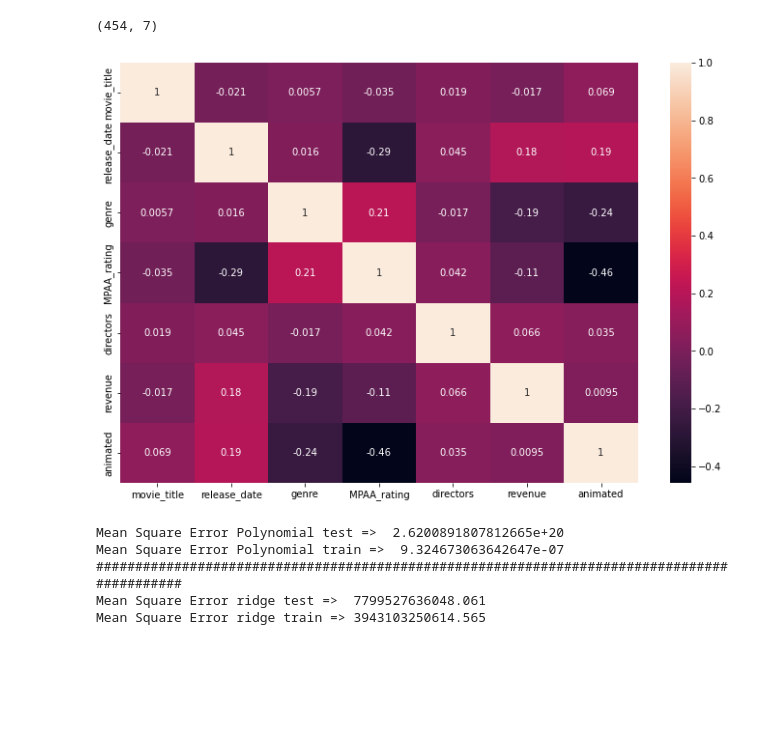
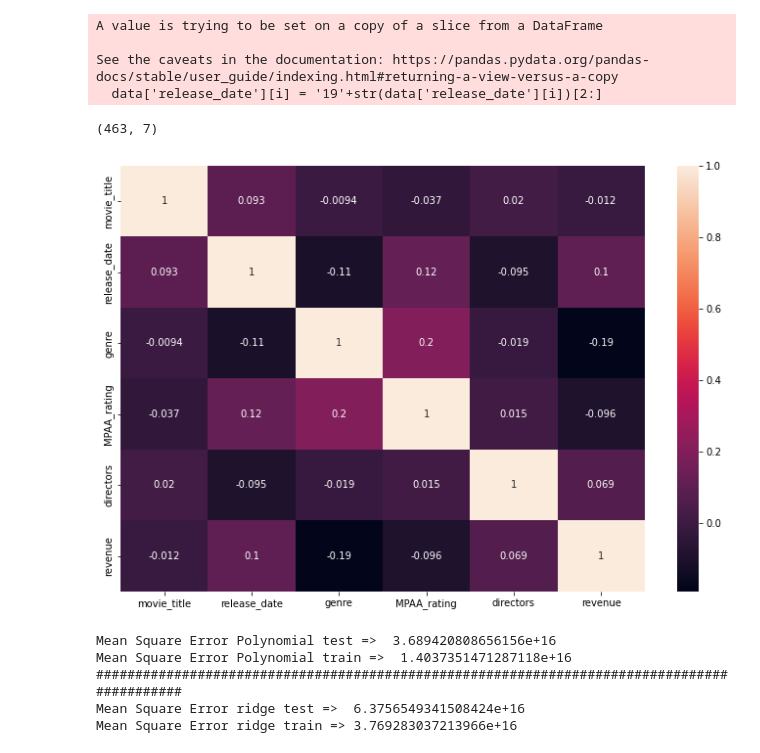
Before and after one commit to adhamali450/movie_revenue_prediction, a Jupyter notebook: trial.ipynb, the cells around one changed output. Cells and saved outputs as stored; diff of their text form; code cells hidden in the pictures; blank space fills up the shorter version.

```diff
--- a/trial.ipynb
+++ b/trial.ipynb
@@ -24,10 +24,16 @@ data = pd.read_csv('datasets/[MERGED-COMPLETE]movies_revenue.csv')
 
 #data cleaning
 data.dropna(how='any',inplace=True)
-data.drop(data.index[data['directors'] == 'Unknown'],inplace=True)
+# data.drop(data.index[data['directors'] == 'Unknown'],inplace=True)
 data['revenue'] = data['revenue'].str[1:].str.replace(',','').astype("float32").astype("int32")
+
 data['release_date'] = pd.to_datetime(data['release_date'])
-data['release_date'] = data['release_date'].view('int64')
+data['release_date'] = data['release_date'].astype(str).str[0:4].astype("int32")
+
+for i in range(0,data['release_date'].size):
+    if data['release_date'][i] > 2022 :
+        data['release_date'][i] = '19'+str(data['release_date'][i])[2:]
+
 print(data.shape)
 cols=('movie_title','genre','MPAA_rating','directors', 'animated')
 data = Feature_Encoder(data,cols)
@@ -41,7 +47,7 @@ movie_data = data.iloc[:,:]
 corr = movie_data.corr()
 
 
-top_feature = corr.index[abs(corr['revenue']) > 0.001]
+top_feature = corr.index[abs(corr['revenue']) > 0.009]
 # Correlation plot
 plt.subplots(figsize=(12, 8))
 top_corr = movie_data[top_feature].corr()
@@ -50,45 +56,50 @@ plt.show()
 top_feature = top_feature.delete(-1)
 X = X[top_feature]
 
+
 #feature scaling
 scaler = StandardScaler()
 X = scaler.fit_transform(X)
 
 
 X_train, X_test, y_train, y_test = train_test_split(X, Y, test_size = 0.20,shuffle=True,random_state=10)
 
-poly_features = PolynomialFeatures(degree=6)
+poly_features = PolynomialFeatures(degree=3)
 
 # transforms the existing features to higher degree features.
 X_train_poly = poly_features.fit_transform(X_train)
 
 # fit the transformed features to Linear Regression
 poly_model = linear_model.LinearRegression()
 poly_model.fit(X_train_poly, y_train)
 
 # predicting on test data-set
 prediction = poly_model.predict(poly_features.fit_transform(X_test))
 prediction2 = poly_model.predict(poly_features.fit_transform(X_train))
 
 print('Mean Square Error Polynomial test => ', metrics.mean_squared_error(y_test, prediction))
 print('Mean Square Error Polynomial train => ', metrics.mean_squared_error(y_train, prediction2))
 print("############################################################################################")
 
 
 rdg = Ridge(alpha = 0.01 , normalize = True)
 rdg.fit(X, Y)
 prediction3 = rdg.predict(X_test)
 print('Mean Square Error ridge test => ', metrics.mean_squared_error(y_test, prediction3))
 
 prediction3 = rdg.predict(X_train)
 print('Mean Square Error ridge train =>', metrics.mean_squared_error(y_train, prediction3))
 # %% [output]
-(454, 7)
+A value is trying to be set on a copy of a slice from a DataFrame
+
+See the caveats in the documentation: https://pandas.pydata.org/pandas-docs/stable/user_guide/indexing.html#returning-a-view-versus-a-copy
+  data['release_date'][i] = '19'+str(data['release_date'][i])[2:]
+(463, 7)
-[figure, old version]
+[figure, new version]
-Mean Square Error Polynomial test =>  2.6200891807812665e+20
-Mean Square Error Polynomial train =>  9.324673063642647e-07
-############################################################################################
-Mean Square Error ridge test =>  7799527636048.061
-Mean Square Error ridge train => 3943103250614.565
+Mean Square Error Polynomial test =>  3.689420808656156e+16
+Mean Square Error Polynomial train =>  1.4037351471287118e+16
+############################################################################################
+Mean Square Error ridge test =>  6.3756549341508424e+16
+Mean Square Error ridge train => 3.769283037213966e+16
 # %%
 import pandas as pd
```
Also changed, not shown: parts of 1 cell of this notebook, 5 other files.
